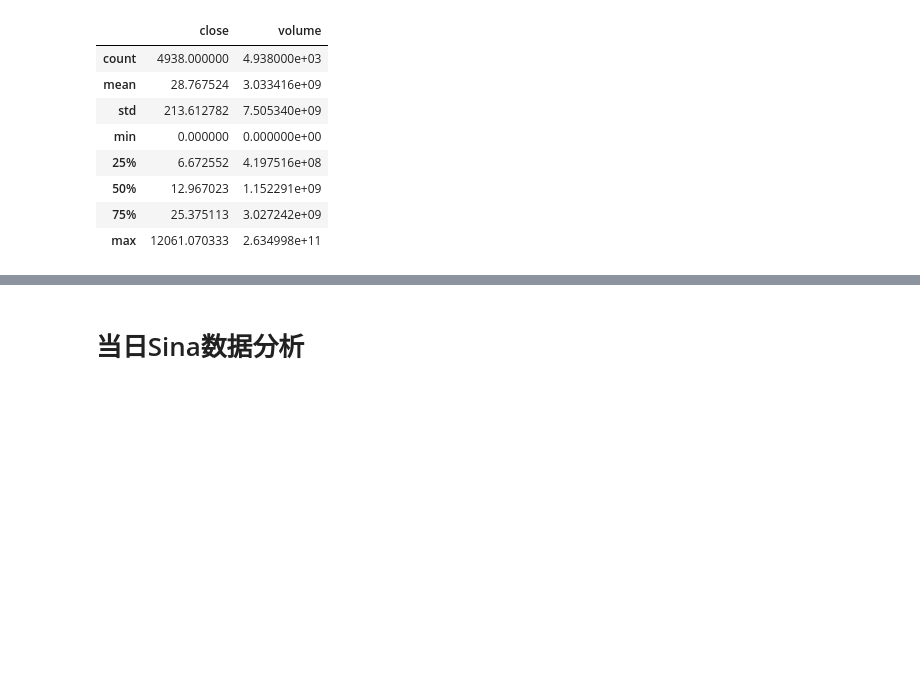
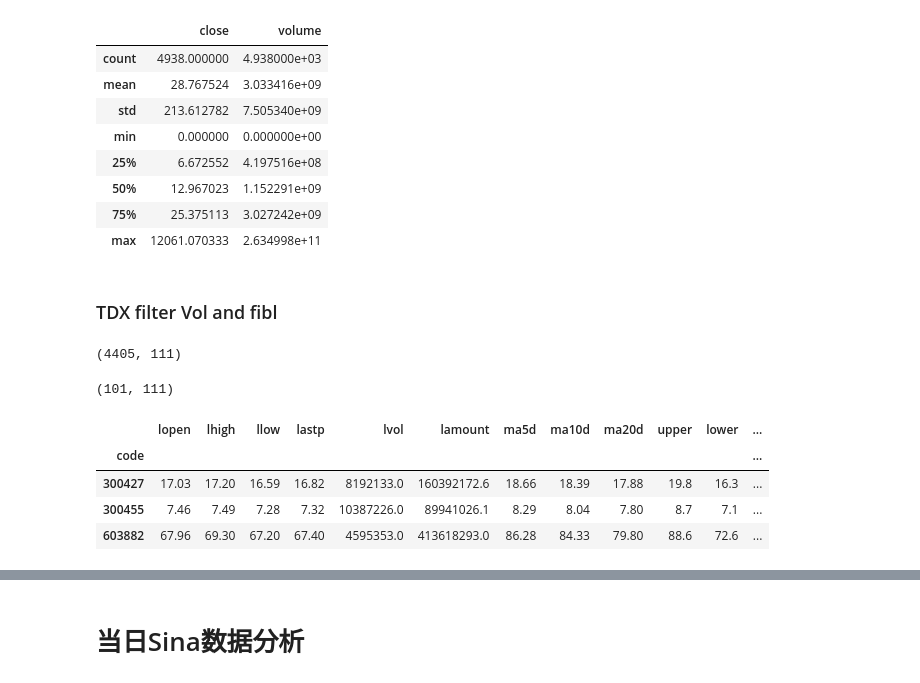
Before and after one commit to johnsonhongyi/pyQuant3, a Jupyter notebook: stock/jupyterAlgo/Quant2023/pandas_hdf-test.ipynb, the cells around one changed output, grey strips where cells are left out. Drawn from its saved outputs; the diff is of its cells as text; code cells hidden in the pictures; blank space fills up the shorter version.

```diff
--- a/stock/jupyterAlgo/Quant2023/pandas_hdf-test.ipynb
+++ b/stock/jupyterAlgo/Quant2023/pandas_hdf-test.ipynb
@@ -647,3 +654,19 @@ memory usage: 259.4+ KB
 | 50% | 12.967023 | 1.152291e+09 |
 | 75% | 25.375113 | 3.027242e+09 |
 | max | 12061.070333 | 2.634998e+11 |
+# %% [markdown]
+### TDX filter Vol and fibl
+# %%
+df.shape
+vdf = df[(df.lastv1d > df.lastv2d) & (df.lastv1d / df.lastv2d > 1.5)
+         & (df.close > df.ma20d) & (df.close < df.ma5d * 1.05) & (df.fibl > 1) & (df.df2 > 0) & (df.close > df.hmax) ]
+vdf.shape
+vdf[:3]
+# %% [output]
+(4405, 111)
+(101, 111)
+|  | lopen | lhigh | llow | lastp | lvol | lamount | ma5d | ma10d | ma20d | upper | lower | ... |
+| code |  |  |  |  |  |  |  |  |  |  |  | ... |
+| 300427 | 17.03 | 17.20 | 16.59 | 16.82 | 8192133.0 | 160392172.6 | 18.66 | 18.39 | 17.88 | 19.8 | 16.3 | ... |
+| 300455 | 7.46 | 7.49 | 7.28 | 7.32 | 10387226.0 | 89941026.1 | 8.29 | 8.04 | 7.80 | 8.7 | 7.1 | ... |
+| 603882 | 67.96 | 69.30 | 67.20 | 67.40 | 4595353.0 | 413618293.0 | 86.28 | 84.33 | 79.80 | 88.6 | 72.6 | ... |
```
Also changed, not shown: parts of 11 cells of this notebook, 2 other files.
